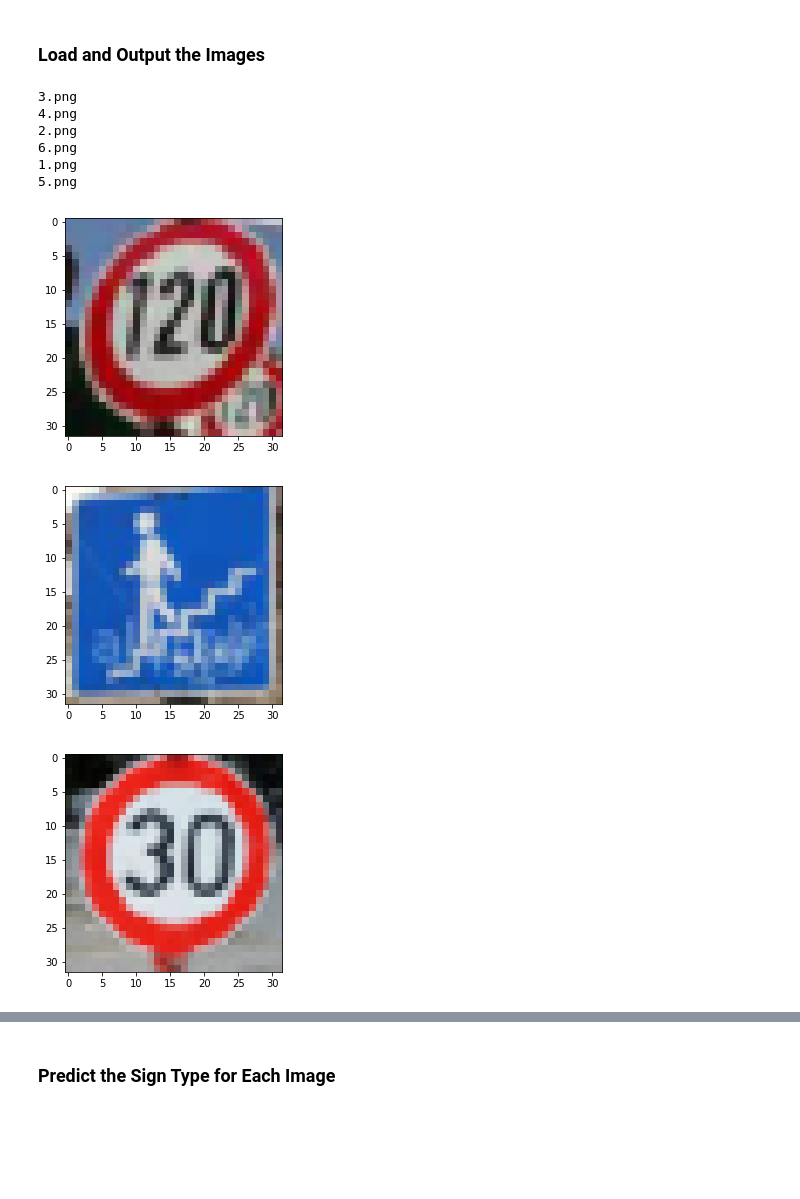
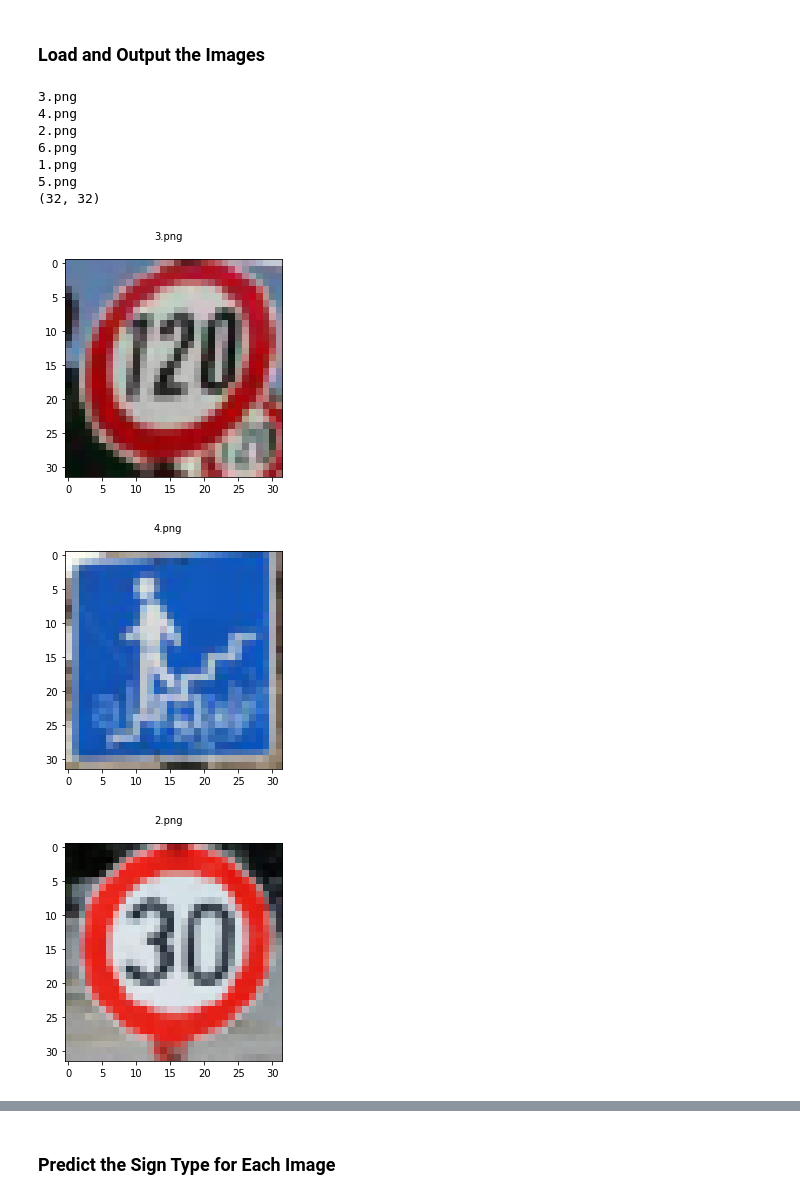
Before and after one commit to RoseMaryP1/learning, a Jupyter notebook: udacity/self-driving/intro_tensorflow/CarND-Traffic-Sign-Classifier-Project/Traffic_Sign_Classifier.ipynb, the cells around one changed output, grey strips where cells are left out. Cells and saved outputs as stored; diff of their text form; code cells hidden in the pictures; blank space fills up the shorter version.

```diff
--- a/udacity/self-driving/intro_tensorflow/CarND-Traffic-Sign-Classifier-Project/Traffic_Sign_Classifier.ipynb
+++ b/udacity/self-driving/intro_tensorflow/CarND-Traffic-Sign-Classifier-Project/Traffic_Sign_Classifier.ipynb
@@ -281,7 +345,7 @@ def LeNet(x, dropout):
 
     return logits
 # %%
-x = tf.placeholder(tf.float32, (None, 32, 32, 3), name='x')
+x = tf.placeholder(tf.float32, (None, 32, 32, 1), name='x')
 y = tf.placeholder(tf.int32, (None), name='y')
 one_hot_y = tf.one_hot(y, 43, name='one_hot_y')
 # %%
@@ -320,23 +377,35 @@ def evaluate(X_data, y_data):
         accuracy = sess.run(accuracy_operation, feed_dict={x: batch_x, y: batch_y, dropout_keep: 1.0})
         total_accuracy += (accuracy * len(batch_x))
     return total_accuracy / num_examples
+# %%
+EPOCHS = 400
+BATCH_SIZE = 128
+rate = 0.0002 #0.0008
+dropout = 0.3 # Dropout, probability to keep units
+
+cross_entropy = tf.nn.softmax_cross_entropy_with_logits(logits=logits, labels=one_hot_y)
+loss_operation = tf.reduce_mean(cross_entropy)
+optimizer = tf.train.AdamOptimizer(learning_rate = rate)
+training_operation = optimizer.minimize(loss_operation)
 # %%
 with tf.Session() as sess:
     sess.run(tf.global_variables_initializer())
-    num_examples = len(X_train)
+    num_examples = len(X_train_rs)
 
     print("Training...")
     print()
     for i in range(EPOCHS):
-        X_train, y_train = shuffle(X_train, y_train)
+        #X_train_s, y_train_s = shuffle(X_train_p, y_train)
         for offset in range(0, num_examples, BATCH_SIZE):
             end = offset + BATCH_SIZE
-            batch_x, batch_y = X_train[offset:end], y_train[offset:end]
+            batch_x, batch_y = X_train_rs[offset:end], y_train_rs[offset:end]
             sess.run(training_operation, feed_dict={x: batch_x, y: batch_y, dropout_keep: dropout})
 
-        validation_accuracy = evaluate(X_valid, y_valid)
+        validation_accuracy = evaluate(X_valid_p, y_valid)
+        train_accuracy = evaluate(X_train_rs, y_train_rs)
         print("EPOCH {} ...".format(i+1))
-        print("Validation Accuracy = {:.3f}".format(validation_accuracy))
+        print("Training Accuracy = {:.5f}".format(train_accuracy))
+        print("Validation Accuracy = {:.5f}".format(validation_accuracy))
         print()
 
     saver.save(sess, './lenet')
@@ -378,31 +447,26 @@ import matplotlib.pyplot as plt
 from scipy import misc
 import os
 # %%
-def plot_img(img, title=""):
-    if len(img.shape) == 3 and img.shape[2] == 3:
-        cmap = 'viridis'
-    else:
-        cmap = 'gray'
-    fig = plt.figure()
-    t  = fig.text(0.5, 0.95, title,
-         horizontalalignment='center')
-    plt.imshow(img, cmap=cmap)
-
 DIR = "./web_images/"
 images = []
 for i in os.listdir(DIR):
     print(i)
     img = plt.imread(DIR + i)[:,:,:3]
     img = misc.imresize(img, size=(32, 32))
-    plot_img(img)
+    plot_img(img, i)
     images.append(img)
+
+images_p = preprocess_imgs(np.array(images))
+
+plot_img(images_p[1])
 # %% [output]
 3.png
 4.png
 2.png
 6.png
 1.png
 5.png
+(32, 32)
-[figure, old version]
+[figure, new version]
-[figure, old version]
+[figure, new version]
-[figure, old version]
+[figure, new version]
```
Also changed, not shown: parts of 12 cells of this notebook, 2 other files.
